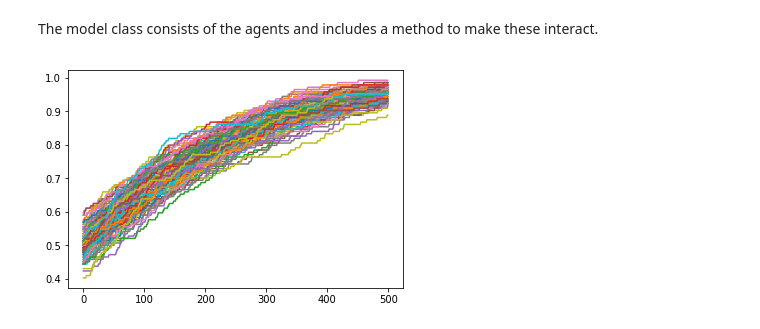
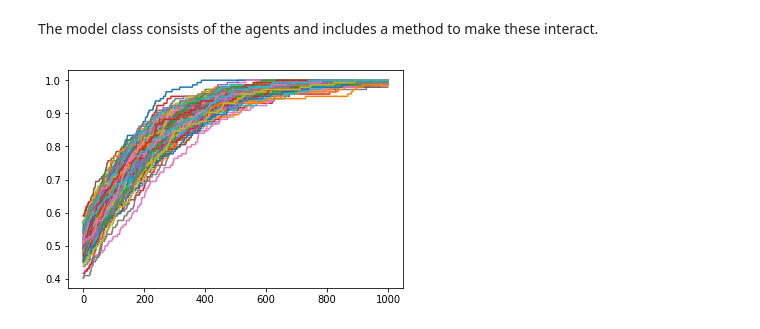
Before and after one commit to sigridbra/project-collective-altruism, a Jupyter notebook: iter1.ipynb, the cells around one changed output. Saved outputs shown, nothing was run; the diff lists cells and outputs as text; code cells hidden in the pictures.

```diff
--- a/iter1.ipynb
+++ b/iter1.ipynb
@@ -114,12 +114,12 @@ def batch_simulate(n,k,s):
 # %%
 defectorUtility = -0.5
 
 politicalClimate=0.2 #Being environment-positive -- Adding some random number being events in life lik emovies etc.
 
 neighboursWeight = 0.5 # or adding randomness here
 
-results= batch_simulate(12, 500, 100)
+results= batch_simulate(12, 1000, 100)
 for i in results:
     plt.plot(i)
 # %% [output]
-[figure, old version]
+[figure, new version]
```
Also changed, not shown: parts of 2 cells of this notebook, 3 other files.
